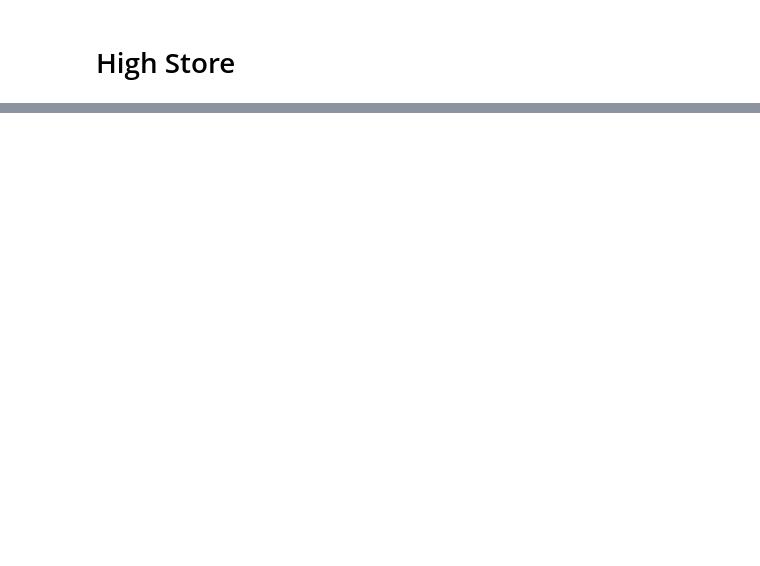
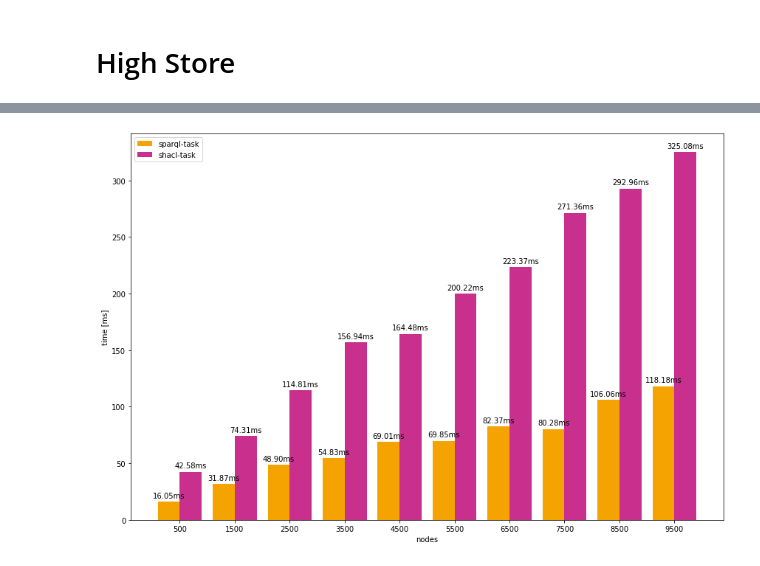
Before and after one commit to ahbnr/SemanticJavaDebugger, a Jupyter notebook: casestudies/performance/notebooks/Performance-DoublyLinked.ipynb, the cells around one changed output, grey strips where cells are left out. Cells and saved outputs as stored; diff of their text form; code cells hidden in the pictures; blank space fills up the shorter version.

```diff
--- a/casestudies/performance/notebooks/Performance-DoublyLinked.ipynb
+++ b/casestudies/performance/notebooks/Performance-DoublyLinked.ipynb
@@ -182,0 +210,6 @@ plotTaskTimeComparison(highStore_times, ymin=None, ymax=None, fileBaseName="doub
+# %%
+frame = highStore_times.copy()
+frame['times'] = frame['times'].apply(lambda x: {k: x[k] for k in x if k != 'buildkb'})
+plotTaskTimeComparison(frame, ymin=None, ymax=None, fileBaseName="doublylinked_high_times_detail", showMilliseconds=True)
+# %% [output]
+[figure, added]
```
Also changed, not shown: parts of 10 cells of this notebook, 31 other files.
